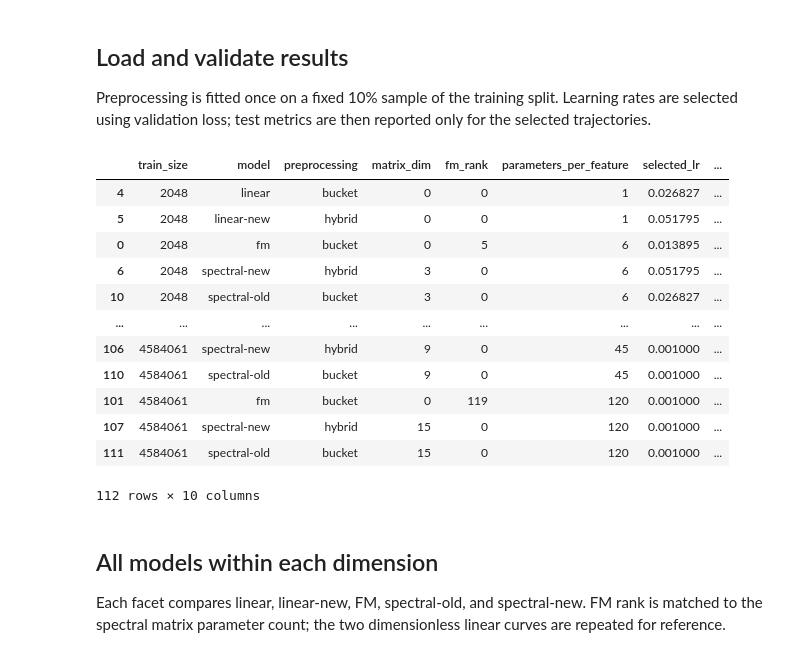
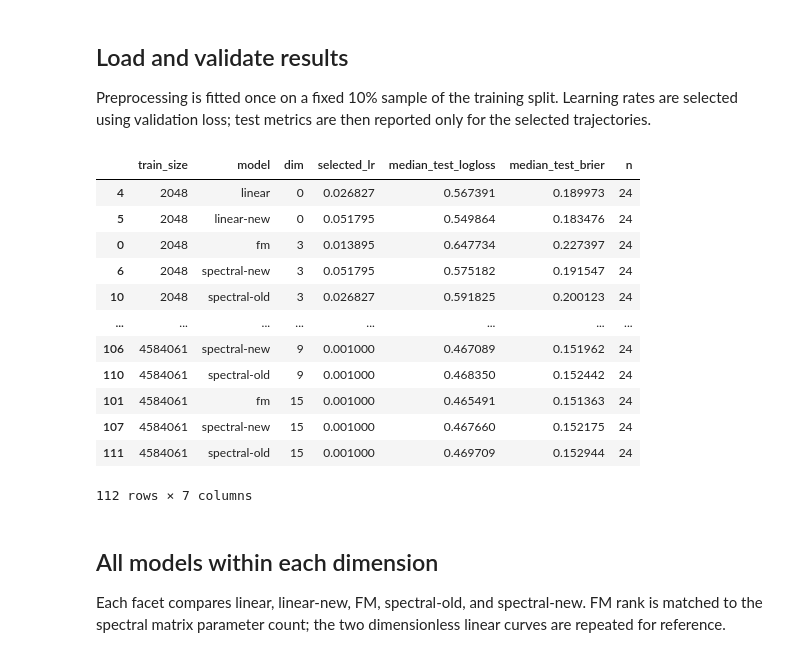
Before and after one commit to alexshtf/spectral_neuron_paper, a Jupyter notebook: notebooks/criteo_scaling.ipynb, the cells around one changed output. Drawn from its saved outputs; the diff is of its cells as text; code cells hidden in the pictures.

```diff
--- a/notebooks/criteo_scaling.ipynb
+++ b/notebooks/criteo_scaling.ipynb
@@ -47,58 +48,51 @@ if not raw_path.exists():
     raise FileNotFoundError(
         f"{raw_path} does not exist; run paper.experiments.criteo_scaling first"
     )
 
 raw = pd.read_csv(raw_path)
-required_identity = {
-    "protocol", "optimizer", "preprocessing", "preprocessor_sample_size",
-    "preprocessor_seed"
-}
-if not required_identity <= set(raw):
+if list(raw) != RAW_COLUMNS:
     raise ValueError(f"{raw_path} has an incompatible result schema")
 if set(raw["protocol"]) != {"one_pass"}:
     raise ValueError(f"{raw_path} is not a one-pass scaling run")
-if set(raw["optimizer"]) != {"adam"}:
-    raise ValueError(f"{raw_path} is not an Adam scaling run")
+if set(raw["optimizer"]) != {"adam+sparseadam"}:
+    raise ValueError(f"{raw_path} is not an Adam/SparseAdam scaling run")
 
 expected_models = {
     "linear", "linear-new", "fm", "spectral-old", "spectral-new"
 }
 if set(raw["model"]) != expected_models:
     raise ValueError(f"{raw_path} does not contain exactly {sorted(expected_models)}")
 if set(raw["train_size"]) != set(profile.train_sizes):
     raise ValueError(f"{raw_path} does not match the {profile_name!r} profile")
 
 selected = select_lr(raw)
 if selected[["test_logloss", "test_brier"]].isna().any().any():
     raise ValueError(f"{raw_path} has incomplete selected test results")
 
 summary = summarize_raw(raw)
 summary[[
     "train_size",
     "model",
-    "preprocessing",
-    "matrix_dim",
-    "fm_rank",
-    "parameters_per_feature",
+    "dim",
     "selected_lr",
     "median_test_logloss",
     "median_test_brier",
     "n",
-]].sort_values(["train_size", "parameters_per_feature", "model"])
+]].sort_values(["train_size", "dim", "model"])
 # %% [output]
-|  | train_size | model | preprocessing | matrix_dim | fm_rank | parameters_per_feature | selected_lr | ... |
-| 4 | 2048 | linear | bucket | 0 | 0 | 1 | 0.026827 | ... |
-| 5 | 2048 | linear-new | hybrid | 0 | 0 | 1 | 0.051795 | ... |
-| 0 | 2048 | fm | bucket | 0 | 5 | 6 | 0.013895 | ... |
-| 6 | 2048 | spectral-new | hybrid | 3 | 0 | 6 | 0.051795 | ... |
-| 10 | 2048 | spectral-old | bucket | 3 | 0 | 6 | 0.026827 | ... |
-| ... | ... | ... | ... | ... | ... | ... | ... | ... |
-| 106 | 4584061 | spectral-new | hybrid | 9 | 0 | 45 | 0.001000 | ... |
-| 110 | 4584061 | spectral-old | bucket | 9 | 0 | 45 | 0.001000 | ... |
-| 101 | 4584061 | fm | bucket | 0 | 119 | 120 | 0.001000 | ... |
-| 107 | 4584061 | spectral-new | hybrid | 15 | 0 | 120 | 0.001000 | ... |
-| 111 | 4584061 | spectral-old | bucket | 15 | 0 | 120 | 0.001000 | ... |
+|  | train_size | model | dim | selected_lr | median_test_logloss | median_test_brier | n |
+| 4 | 2048 | linear | 0 | 0.026827 | 0.567391 | 0.189973 | 24 |
+| 5 | 2048 | linear-new | 0 | 0.051795 | 0.549864 | 0.183476 | 24 |
+| 0 | 2048 | fm | 3 | 0.013895 | 0.647734 | 0.227397 | 24 |
+| 6 | 2048 | spectral-new | 3 | 0.051795 | 0.575182 | 0.191547 | 24 |
+| 10 | 2048 | spectral-old | 3 | 0.026827 | 0.591825 | 0.200123 | 24 |
+| ... | ... | ... | ... | ... | ... | ... | ... |
+| 106 | 4584061 | spectral-new | 9 | 0.001000 | 0.467089 | 0.151962 | 24 |
+| 110 | 4584061 | spectral-old | 9 | 0.001000 | 0.468350 | 0.152442 | 24 |
+| 101 | 4584061 | fm | 15 | 0.001000 | 0.465491 | 0.151363 | 24 |
+| 107 | 4584061 | spectral-new | 15 | 0.001000 | 0.467660 | 0.152175 | 24 |
+| 111 | 4584061 | spectral-old | 15 | 0.001000 | 0.469709 | 0.152944 | 24 |
-112 rows × 10 columns
+112 rows × 7 columns
 # %% [markdown]
 ## All models within each dimension
 
```
Also changed, not shown: parts of 5 cells of this notebook, 25 other files.
